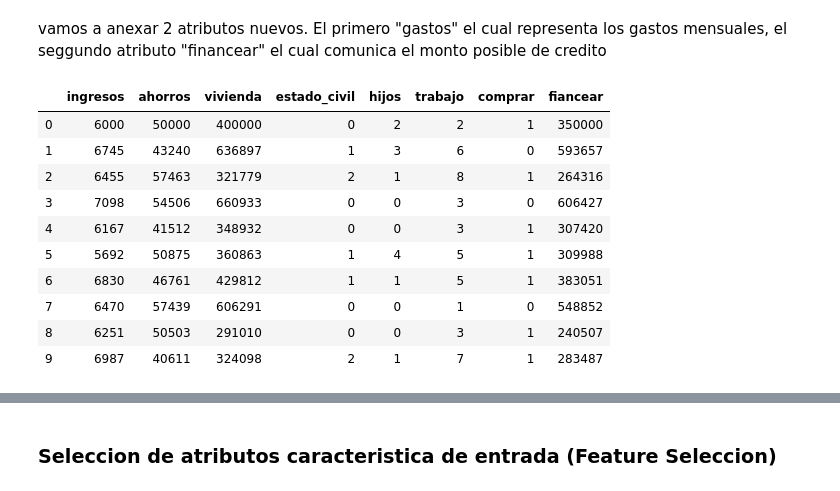
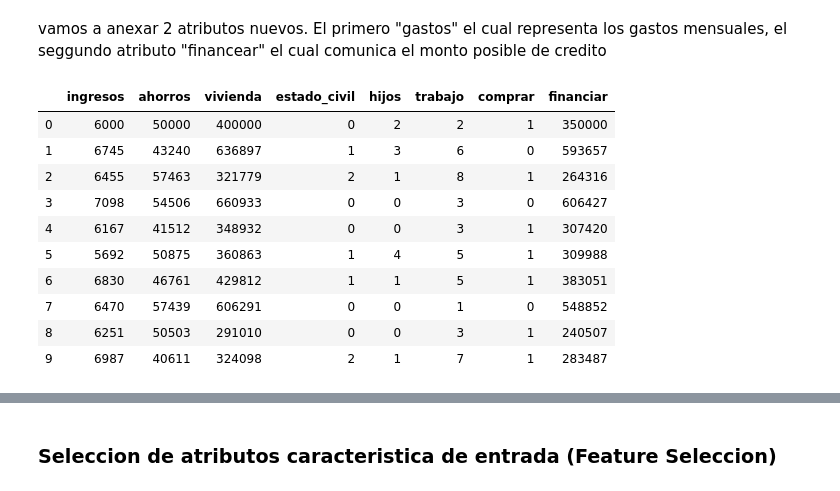
Before and after one commit to MISAEL-MIHE/IA-CLASE-L5, a Jupyter notebook: PracticaBayes.ipynb, the cells around one changed output, grey strips where cells are left out. Drawn from its saved outputs; the diff is of its cells as text; code cells hidden in the pictures.

```diff
--- a/PracticaBayes.ipynb
+++ b/PracticaBayes.ipynb
@@ -66,10 +57,10 @@ plt.show()
 # %% [markdown]
 vamos a anexar 2 atributos nuevos. El primero "gastos" el cual representa los gastos mensuales, el seggundo atributo "financear" el cual comunica el monto posible de credito
 # %%
-dataframe['fiancear']=dataframe['vivienda']-dataframe['ahorros']
-dataframe.drop(['gastos_fijos','gastos_otros','pago_auto'], axis=1).head(10)
+dataframe['financiar']=dataframe['vivienda']-dataframe['ahorros']
+dataframe.drop(['gastos_fijos','gastos_otros','pago_auto'],axis=1).head(10)
 # %% [output]
-|  | ingresos | ahorros | vivienda | estado_civil | hijos | trabajo | comprar | fiancear |
+|  | ingresos | ahorros | vivienda | estado_civil | hijos | trabajo | comprar | financiar |
 | 0 | 6000 | 50000 | 400000 | 0 | 2 | 2 | 1 | 350000 |
 | 1 | 6745 | 43240 | 636897 | 1 | 3 | 6 | 0 | 593657 |
 | 2 | 6455 | 57463 | 321779 | 2 | 1 | 8 | 1 | 264316 |
```
Also changed, not shown: parts of 13 cells of this notebook.
